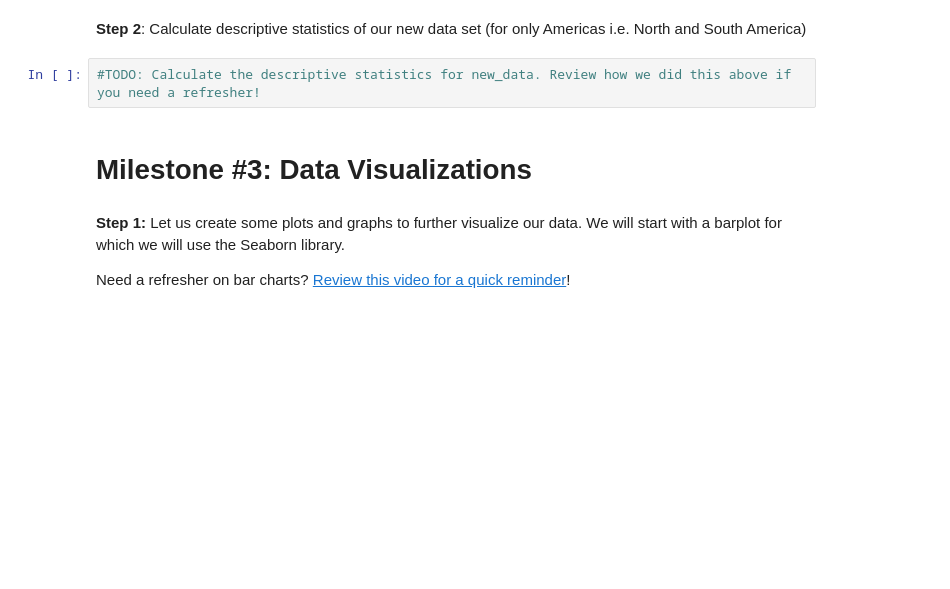
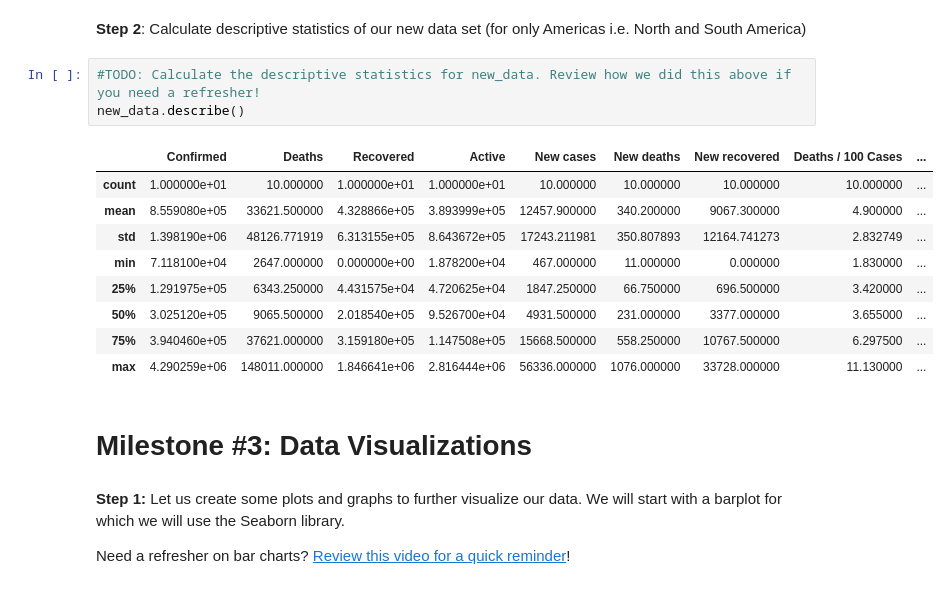
Before and after one commit to chipojaya1/myNEBDHub, a Jupyter notebook: Covid-19/NSDC_Data_Science_Projects_COVID_19_Data_Dashboard_Project.ipynb, the cells around one changed output. Cells and saved outputs as stored; diff of their text form; blank space fills up the shorter version.

```diff
--- a/Covid-19/NSDC_Data_Science_Projects_COVID_19_Data_Dashboard_Project.ipynb
+++ b/Covid-19/NSDC_Data_Science_Projects_COVID_19_Data_Dashboard_Project.ipynb
@@ -192,6 +206,17 @@ new_data
 **Step 2**: Calculate descriptive statistics of our new data set (for only Americas i.e. North and South America)
 # %%
 #TODO: Calculate the descriptive statistics for new_data. Review how we did this above if you need a refresher!
+new_data.describe()
+# %% [output]
+|  | Confirmed | Deaths | Recovered | Active | New cases | New deaths | New recovered | Deaths / 100 Cases | ... |
+| count | 1.000000e+01 | 10.000000 | 1.000000e+01 | 1.000000e+01 | 10.000000 | 10.000000 | 10.000000 | 10.000000 | ... |
+| mean | 8.559080e+05 | 33621.500000 | 4.328866e+05 | 3.893999e+05 | 12457.900000 | 340.200000 | 9067.300000 | 4.900000 | ... |
+| std | 1.398190e+06 | 48126.771919 | 6.313155e+05 | 8.643672e+05 | 17243.211981 | 350.807893 | 12164.741273 | 2.832749 | ... |
+| min | 7.118100e+04 | 2647.000000 | 0.000000e+00 | 1.878200e+04 | 467.000000 | 11.000000 | 0.000000 | 1.830000 | ... |
+| 25% | 1.291975e+05 | 6343.250000 | 4.431575e+04 | 4.720625e+04 | 1847.250000 | 66.750000 | 696.500000 | 3.420000 | ... |
+| 50% | 3.025120e+05 | 9065.500000 | 2.018540e+05 | 9.526700e+04 | 4931.500000 | 231.000000 | 3377.000000 | 3.655000 | ... |
+| 75% | 3.940460e+05 | 37621.000000 | 3.159180e+05 | 1.147508e+05 | 15668.500000 | 558.250000 | 10767.500000 | 6.297500 | ... |
+| max | 4.290259e+06 | 148011.000000 | 1.846641e+06 | 2.816444e+06 | 56336.000000 | 1076.000000 | 33728.000000 | 11.130000 | ... |
 # %% [markdown]
 # Milestone #3: Data Visualizations
 # %% [markdown]
```
Also changed, not shown: parts of 2 cells of this notebook.
